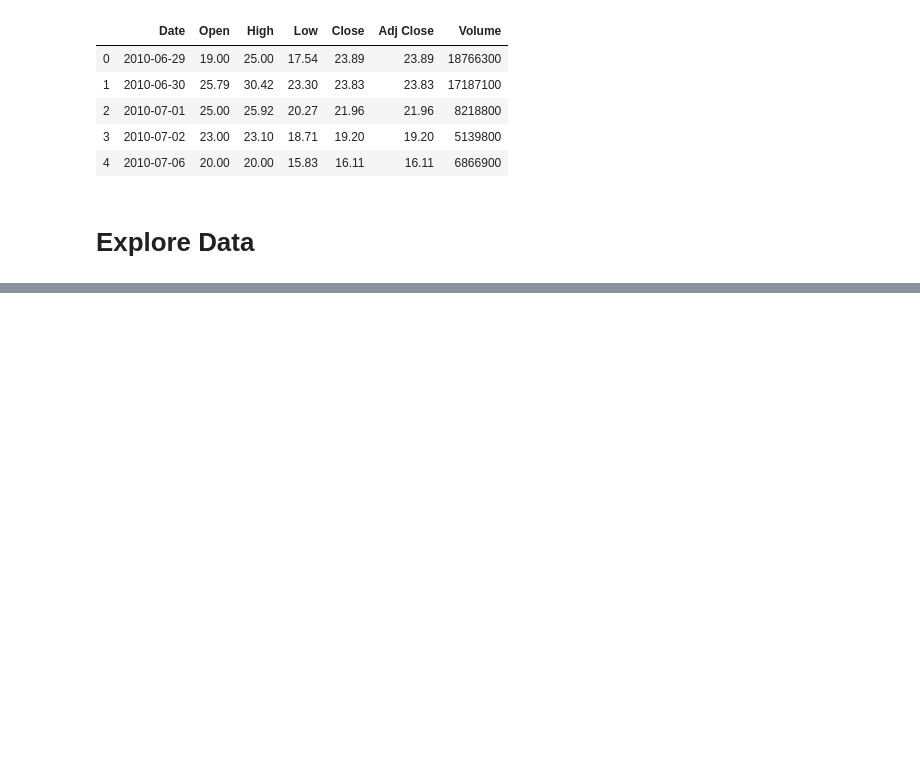
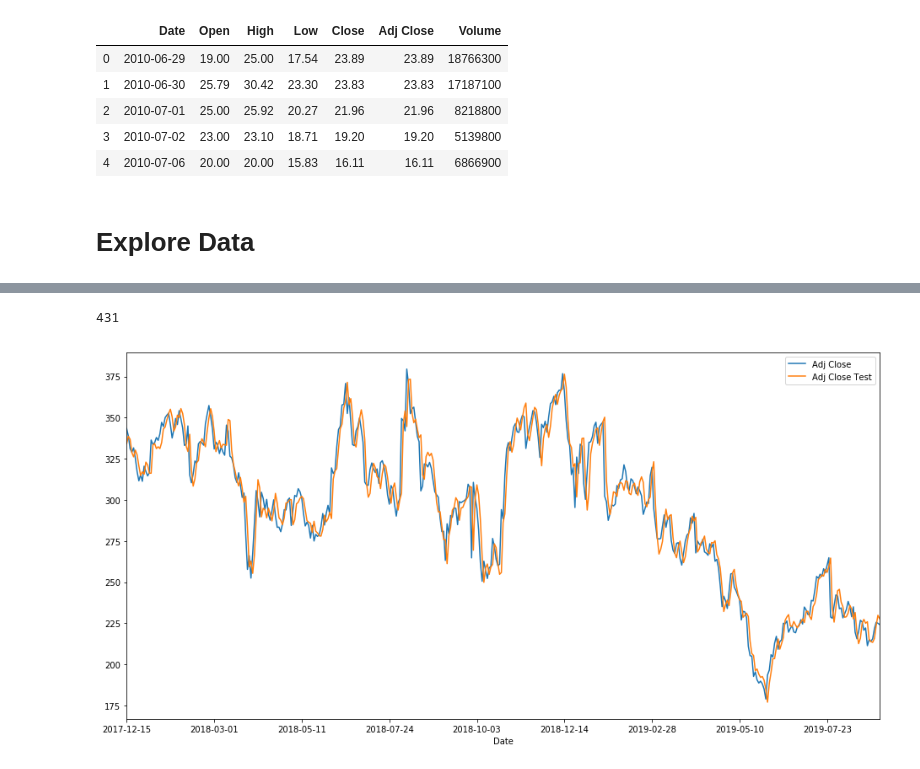
Before and after one commit to monanjo123/TSLA-Stock-Price-Prediction, a Jupyter notebook: TSLA Stock Predictions.ipynb, the cells around one changed output, grey strips where cells are left out. Cells and saved outputs as stored; diff of their text form; code cells hidden in the pictures; blank space fills up the shorter version.

```diff
--- a/TSLA Stock Predictions.ipynb
+++ b/TSLA Stock Predictions.ipynb
@@ -161,0 +169,24 @@ Date
+# %%
+# Create Linear Regression
+model = ElasticNet()
+
+# train the model using the training sets
+model.fit(x_train, y_train)
+
+y_pred = model.predict(x_test)
+
+df_line = test_data.copy()
+
+df_line.drop(features, axis=1, inplace=True)
+df_line = df_line.iloc[window_size:]
+print(len(df_line))
+
+# print(df_line['Adj Close'][:5])
+df_line['Adj Close Test'] = y_pred
+
+df_line.set_index('Date', inplace=True)
+df_line.plot(figsize=(16,8))
+plt.show()
+# %% [output]
+431
+[figure, added]
```
Also changed, not shown: parts of 11 cells of this notebook, 1 other file.
